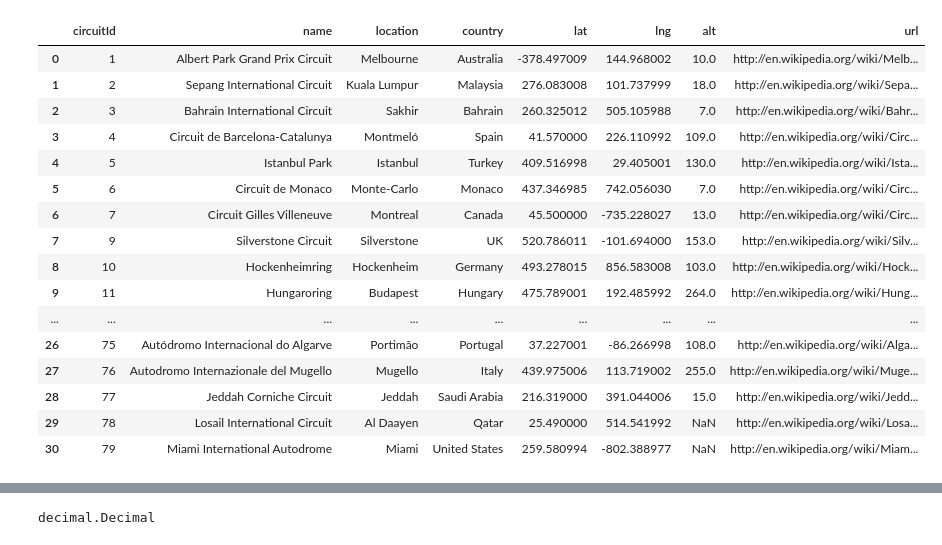
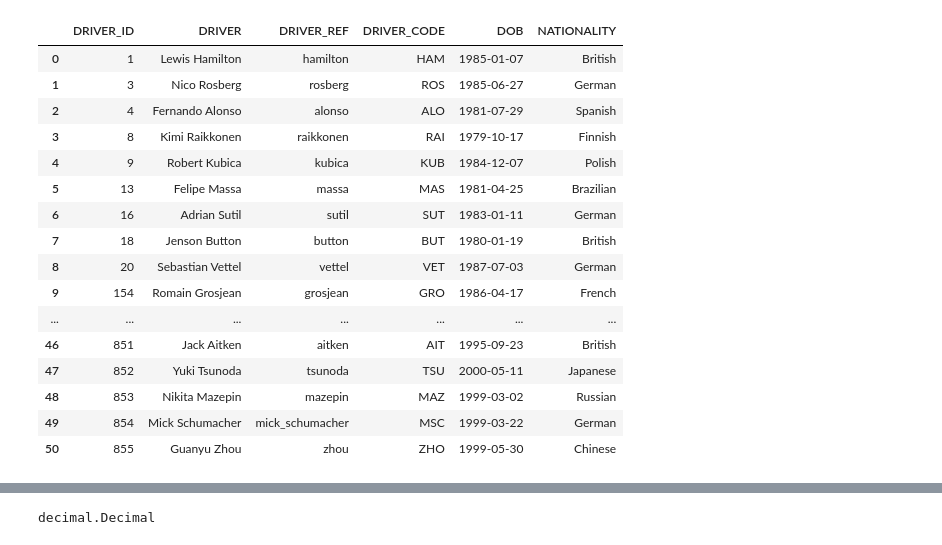
Before and after one commit to Ricardodpalmeida/PDS, a Jupyter notebook: Ric.ipynb, the cells around one changed output, grey strips where cells are left out. Drawn from its saved outputs; the diff is of its cells as text; code cells hidden in the pictures.

```diff
--- a/Ric.ipynb
+++ b/Ric.ipynb
@@ -45,0 +35,3 @@ circuits = pd.read_sql(circuits_query, cnxn)
+# %%
+drivers = pd.read_excel('f1_drivers_2015_2021.xlsx')
+circuits = pd.read_excel('f1_circuits_2015_2021.xlsx')
@@ -46,21 +193,21 @@ circuits = pd.read_sql(circuits_query, cnxn)
 # %%
-circuits
+drivers
 # %% [output]
-|  | circuitId | name | location | country | lat | lng | alt | url |
-| 0 | 1 | Albert Park Grand Prix Circuit | Melbourne | Australia | -378.497009 | 144.968002 | 10.0 | http://en.wikipedia.org/wiki/Melb... |
-| 1 | 2 | Sepang International Circuit | Kuala Lumpur | Malaysia | 276.083008 | 101.737999 | 18.0 | http://en.wikipedia.org/wiki/Sepa... |
-| 2 | 3 | Bahrain International Circuit | Sakhir | Bahrain | 260.325012 | 505.105988 | 7.0 | http://en.wikipedia.org/wiki/Bahr... |
-| 3 | 4 | Circuit de Barcelona-Catalunya | Montmeló | Spain | 41.570000 | 226.110992 | 109.0 | http://en.wikipedia.org/wiki/Circ... |
-| 4 | 5 | Istanbul Park | Istanbul | Turkey | 409.516998 | 29.405001 | 130.0 | http://en.wikipedia.org/wiki/Ista... |
-| 5 | 6 | Circuit de Monaco | Monte-Carlo | Monaco | 437.346985 | 742.056030 | 7.0 | http://en.wikipedia.org/wiki/Circ... |
-| 6 | 7 | Circuit Gilles Villeneuve | Montreal | Canada | 45.500000 | -735.228027 | 13.0 | http://en.wikipedia.org/wiki/Circ... |
-| 7 | 9 | Silverstone Circuit | Silverstone | UK | 520.786011 | -101.694000 | 153.0 | http://en.wikipedia.org/wiki/Silv... |
-| 8 | 10 | Hockenheimring | Hockenheim | Germany | 493.278015 | 856.583008 | 103.0 | http://en.wikipedia.org/wiki/Hock... |
-| 9 | 11 | Hungaroring | Budapest | Hungary | 475.789001 | 192.485992 | 264.0 | http://en.wikipedia.org/wiki/Hung... |
-| ... | ... | ... | ... | ... | ... | ... | ... | ... |
-| 26 | 75 | Autódromo Internacional do Algarve | Portimão | Portugal | 37.227001 | -86.266998 | 108.0 | http://en.wikipedia.org/wiki/Alga... |
-| 27 | 76 | Autodromo Internazionale del Mugello | Mugello | Italy | 439.975006 | 113.719002 | 255.0 | http://en.wikipedia.org/wiki/Muge... |
-| 28 | 77 | Jeddah Corniche Circuit | Jeddah | Saudi Arabia | 216.319000 | 391.044006 | 15.0 | http://en.wikipedia.org/wiki/Jedd... |
-| 29 | 78 | Losail International Circuit | Al Daayen | Qatar | 25.490000 | 514.541992 | NaN | http://en.wikipedia.org/wiki/Losa... |
-| 30 | 79 | Miami International Autodrome | Miami | United States | 259.580994 | -802.388977 | NaN | http://en.wikipedia.org/wiki/Miam... |
+|  | DRIVER_ID | DRIVER | DRIVER_REF | DRIVER_CODE | DOB | NATIONALITY |
+| 0 | 1 | Lewis Hamilton | hamilton | HAM | 1985-01-07 | British |
+| 1 | 3 | Nico Rosberg | rosberg | ROS | 1985-06-27 | German |
+| 2 | 4 | Fernando Alonso | alonso | ALO | 1981-07-29 | Spanish |
+| 3 | 8 | Kimi Raikkonen | raikkonen | RAI | 1979-10-17 | Finnish |
+| 4 | 9 | Robert Kubica | kubica | KUB | 1984-12-07 | Polish |
+| 5 | 13 | Felipe Massa | massa | MAS | 1981-04-25 | Brazilian |
+| 6 | 16 | Adrian Sutil | sutil | SUT | 1983-01-11 | German |
+| 7 | 18 | Jenson Button | button | BUT | 1980-01-19 | British |
+| 8 | 20 | Sebastian Vettel | vettel | VET | 1987-07-03 | German |
+| 9 | 154 | Romain Grosjean | grosjean | GRO | 1986-04-17 | French |
+| ... | ... | ... | ... | ... | ... | ... |
+| 46 | 851 | Jack Aitken | aitken | AIT | 1995-09-23 | British |
+| 47 | 852 | Yuki Tsunoda | tsunoda | TSU | 2000-05-11 | Japanese |
+| 48 | 853 | Nikita Mazepin | mazepin | MAZ | 1999-03-02 | Russian |
+| 49 | 854 | Mick Schumacher | mick_schumacher | MSC | 1999-03-22 | German |
+| 50 | 855 | Guanyu Zhou | zhou | ZHO | 1999-05-30 | Chinese |
 # %%
```
Also changed, not shown: parts of 37 cells of this notebook, 1 other file.
